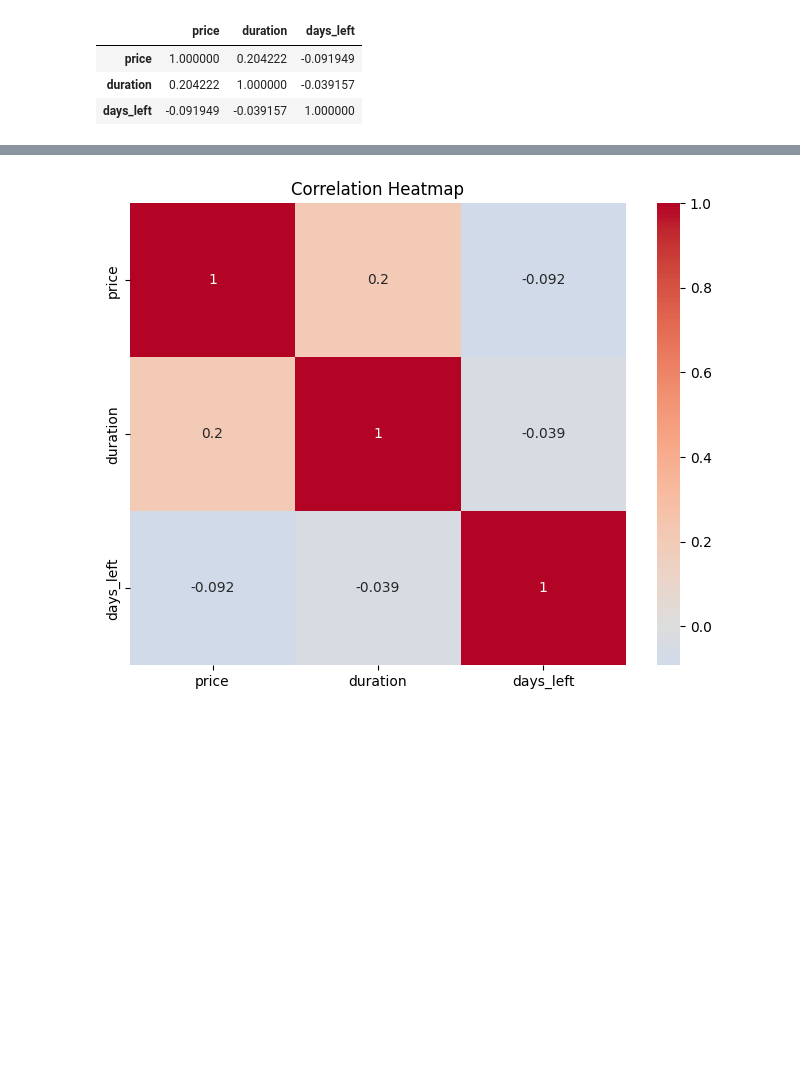
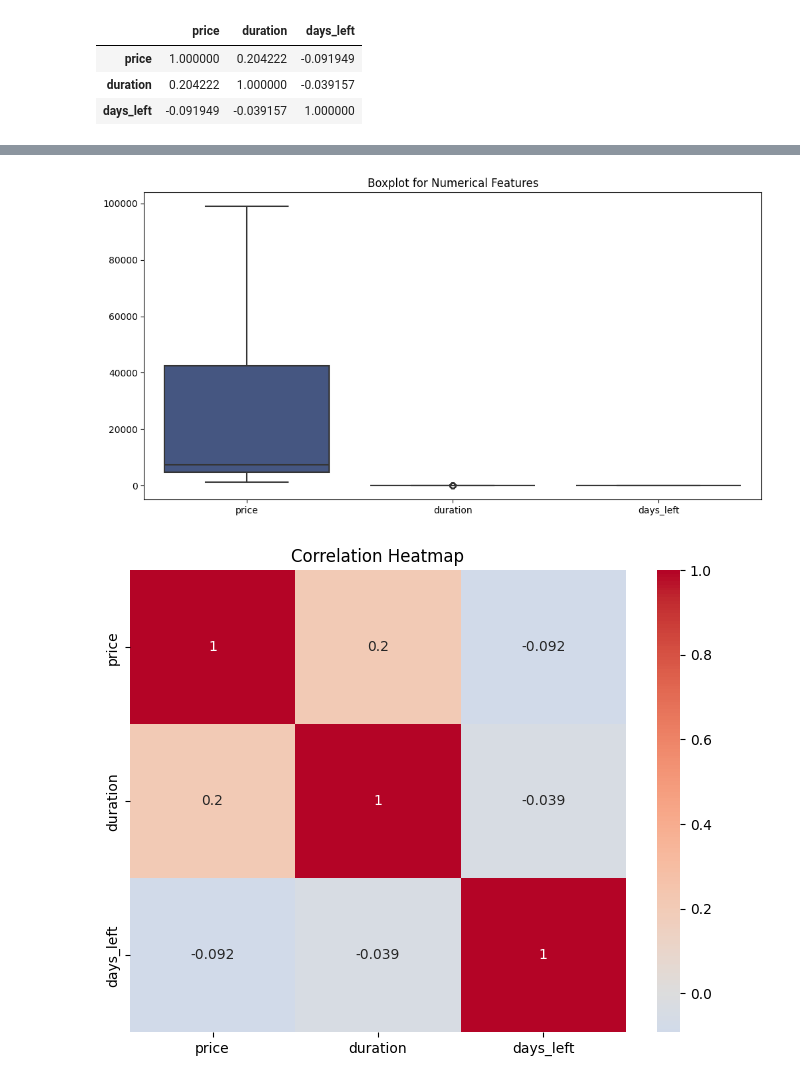
Before and after one commit to dinislamweb/flight_price_prediction, a Jupyter notebook: flight_price_prediction.ipynb, the cells around one changed output, grey strips where cells are left out. Drawn from its saved outputs; the diff is of its cells as text; code cells hidden in the pictures; blank space fills up the shorter version.

```diff
--- a/flight_price_prediction.ipynb
+++ b/flight_price_prediction.ipynb
@@ -643,0 +647,8 @@ correlation_matrix
+# %%
+# Removing outliers using IQR method
+Q1 = df[['price', 'duration', 'days_left']].quantile(0.25)
+Q3 = df[['price', 'duration', 'days_left']].quantile(0.75)
+IQR = Q3 - Q1
+lower_bound = Q1 - 1.5 * IQR
+upper_bound = Q3 + 1.5 * IQR
+df= df[~((df[['price', 'duration', 'days_left']] < lower_bound) | (df[['price', 'duration', 'days_left']] > upper_bound)).any(axis=1)]
@@ -644,3 +659,10 @@ correlation_matrix
+# %%
+plt.figure(figsize=(12,6))
+sns.boxplot(data=df[['price', 'duration', 'days_left']], palette='viridis', linewidth=1.5)
+plt.title('Boxplot for Numerical Features')
+plt.show()
+# %% [output]
+[figure, added]
 # %%
 #corrlation heatmap
 
```
Also changed, not shown: parts of 22 cells of this notebook.
